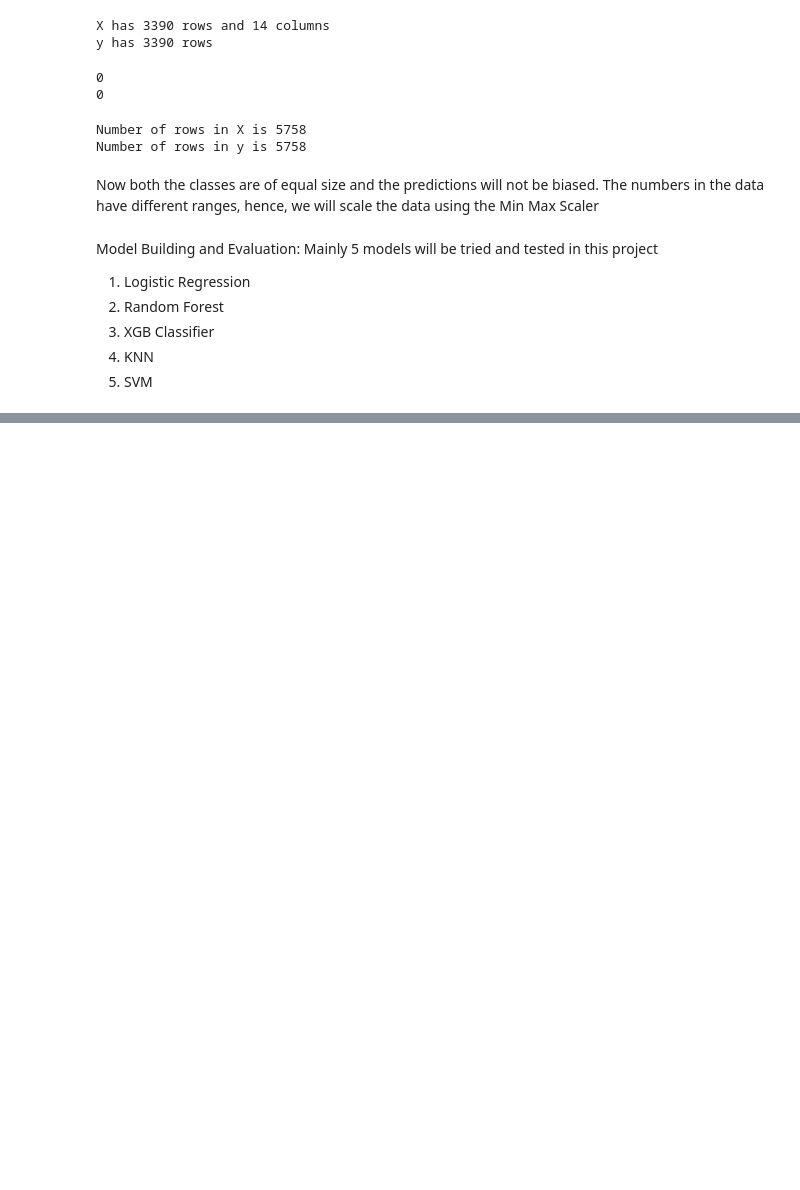
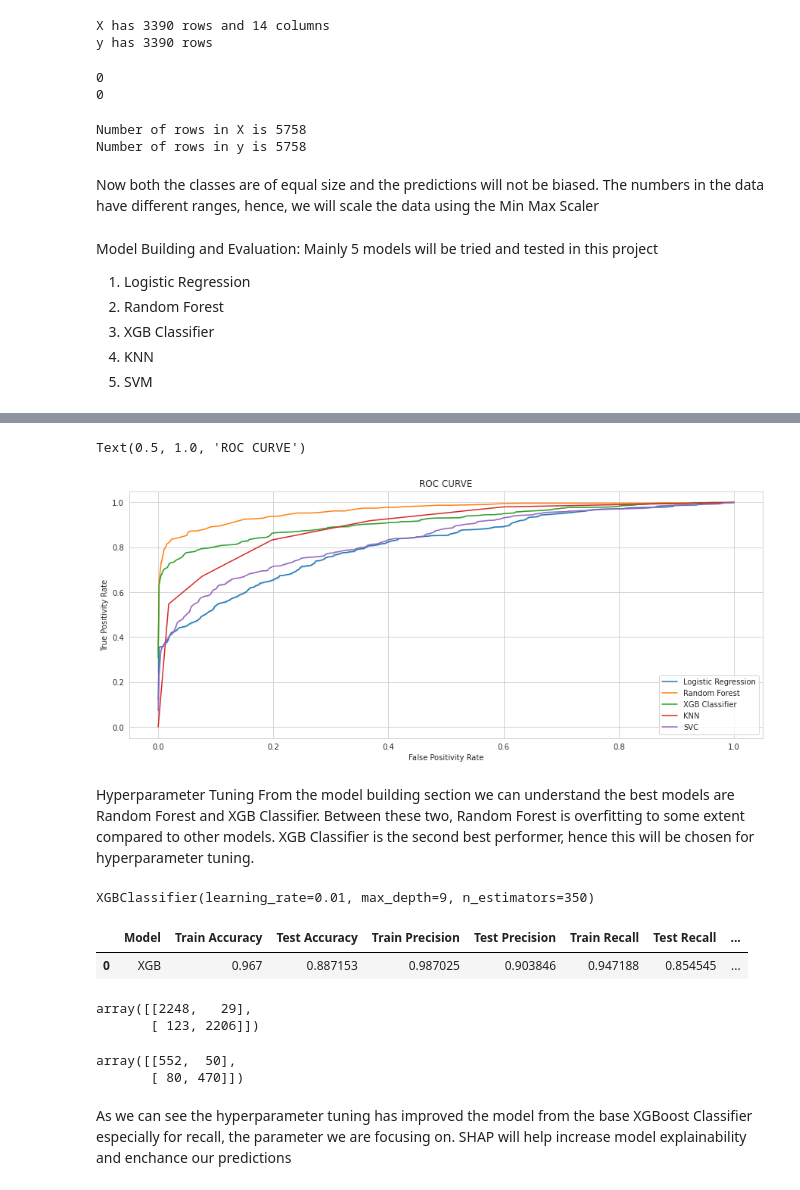
Before and after one commit to V-dit/cardiovascular-risk-prediction, a Jupyter notebook: Cardiovascular_Risk_Prediction.ipynb, the cells around one changed output, grey strips where cells are left out. Saved outputs shown, nothing was run; the diff lists cells and outputs as text; code cells hidden in the pictures; blank space fills up the shorter version.

```diff
--- a/Cardiovascular_Risk_Prediction.ipynb
+++ b/Cardiovascular_Risk_Prediction.ipynb
@@ -737 +766,7 @@ Model : SVC
 ********************
+# %%
+# Test confusion matrix
+for name, matrix in test_cm.items():
+  print(f'Model : {name}')
+  print(matrix)
+  print('**'*10)
@@ -737,0 +794,14 @@ Model : SVC
+# %%
+# Plotting ROC Curve for all the models
+plt.figure(figsize=(15,6))
+for name, value in curve.items():
+  sns.lineplot(x = value[0], y = value[1], label = name)
+plt.xlabel('False Positivity Rate')
+plt.ylabel('True Positivity Rate')
+plt.title('ROC CURVE')
+# %% [output]
+Text(0.5, 1.0, 'ROC CURVE')
+[figure, added]
+# %% [markdown]
+Hyperparameter Tuning
+From the model building section we can understand the best models are Random Forest and XGB Classifier. Between these two, Random Forest is overfitting to some extent compared to other models. XGB Classifier is the second best performer, hence this will be chosen for hyperparameter tuning.
@@ -737,0 +862,26 @@ Model : SVC
+# %%
+# The best estimators of the model
+xgb_best_model
+# %% [output]
+XGBClassifier(learning_rate=0.01, max_depth=9, n_estimators=350)
+# %%
+# Dataframe showing scores of the model after hyperparameter tuning
+xgb_df
+# %% [output]
+|  | Model | Train Accuracy | Test Accuracy | Train Precision | Test Precision | Train Recall | Test Recall | ... |
+| 0 | XGB | 0.967 | 0.887153 | 0.987025 | 0.903846 | 0.947188 | 0.854545 | ... |
+# %%
+# Confusion matrix of training data after hyperparameter tuning
+xgb_grid_train_cm
+# %% [output]
+array([[2248,   29],
+       [ 123, 2206]])
+# %%
+# Confusion matrix of test data after hyperparameter tuning
+xgb_grid_test_cm
+# %% [output]
+array([[552,  50],
+       [ 80, 470]])
+# %% [markdown]
+As we can see the hyperparameter tuning has improved the model from the base XGBoost Classifier especially for recall, the parameter we are focusing on.
+SHAP will help increase model explainability and enchance our predictions
```
Also changed, not shown: parts of 15 cells of this notebook.
